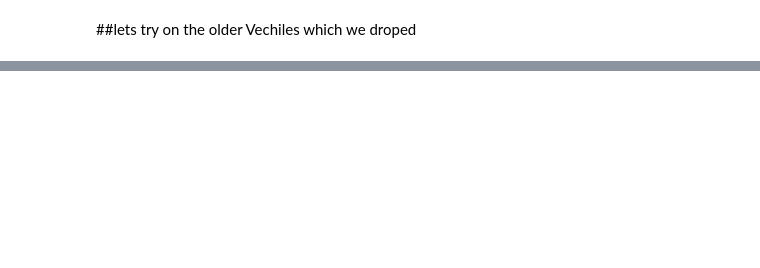
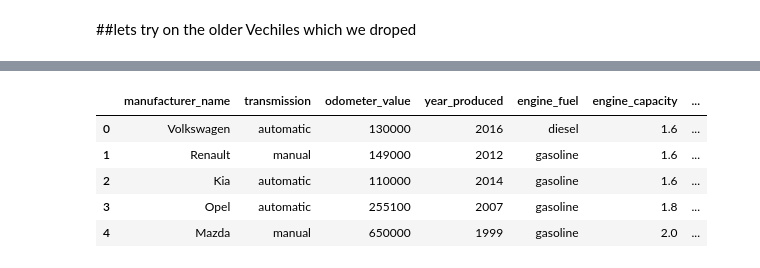
Before and after one commit to pk1308/Second-Hand-Car-Price-prediction, a Jupyter notebook: EDA.ipynb, the cells around one changed output, grey strips where cells are left out. Cells and saved outputs as stored; diff of their text form; code cells hidden in the pictures; blank space fills up the shorter version.

```diff
--- a/EDA.ipynb
+++ b/EDA.ipynb
@@ -749,0 +765,6 @@ Name: year_produced, dtype: int64
+# %%
+estimator = xgb.XGBRegressor(objective ='reg:squarederror', learning_rate = 0.4,
+            max_depth = 30, alpha =1.18547,n_estimators = 200 )
+selector = RFE(estimator, n_features_to_select=10, step=1)
+
+selector = selector.fit(X_imputed, y)
@@ -749,0 +800,2 @@ Name: year_produced, dtype: int64
+# %%
+rank_scaled = pd.DataFrame(selector.ranking_  , index = X.columns ,  columns = ["Rank"])
@@ -749,0 +826,2 @@ Name: year_produced, dtype: int64
+# %%
+RFAbestfeatures = rank_scaled[rank_scaled['Rank'] == 1].index
@@ -749,0 +837,12 @@ Name: year_produced, dtype: int64
+# %%
+X = df_proceeded[RFAbestfeatures]
+y = df_proceeded['price_usd']
+# %%
+X.head()
+# %% [output]
+|  | manufacturer_name | transmission | odometer_value | year_produced | engine_fuel | engine_capacity | ... |
+| 0 | Volkswagen | automatic | 130000 | 2016 | diesel | 1.6 | ... |
+| 1 | Renault | manual | 149000 | 2012 | gasoline | 1.6 | ... |
+| 2 | Kia | automatic | 110000 | 2014 | gasoline | 1.6 | ... |
+| 3 | Opel | automatic | 255100 | 2007 | gasoline | 1.8 | ... |
+| 4 | Mazda | manual | 650000 | 1999 | gasoline | 2.0 | ... |
```
Also changed, not shown: parts of 50 cells of this notebook.
